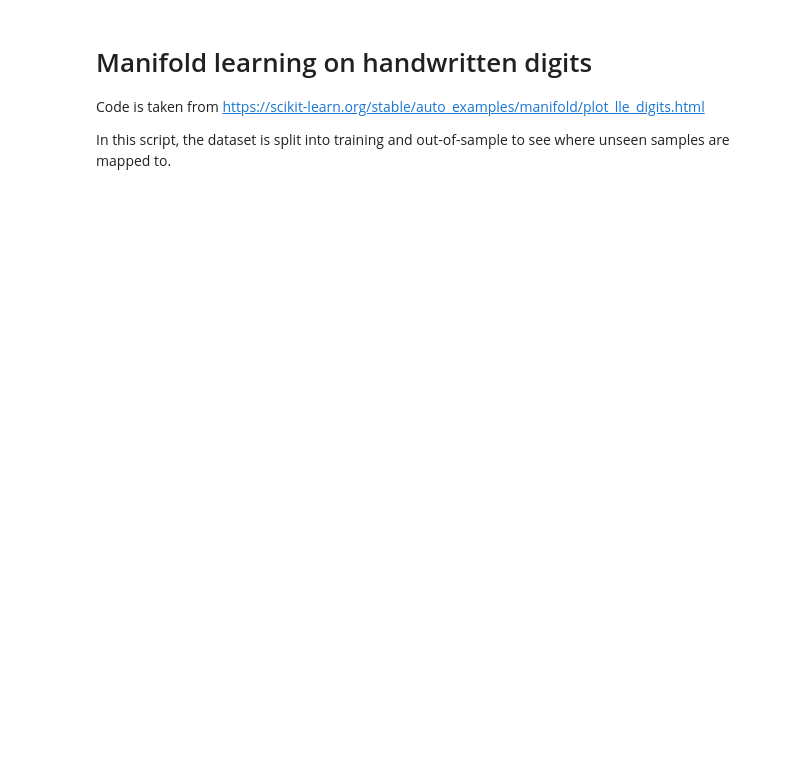
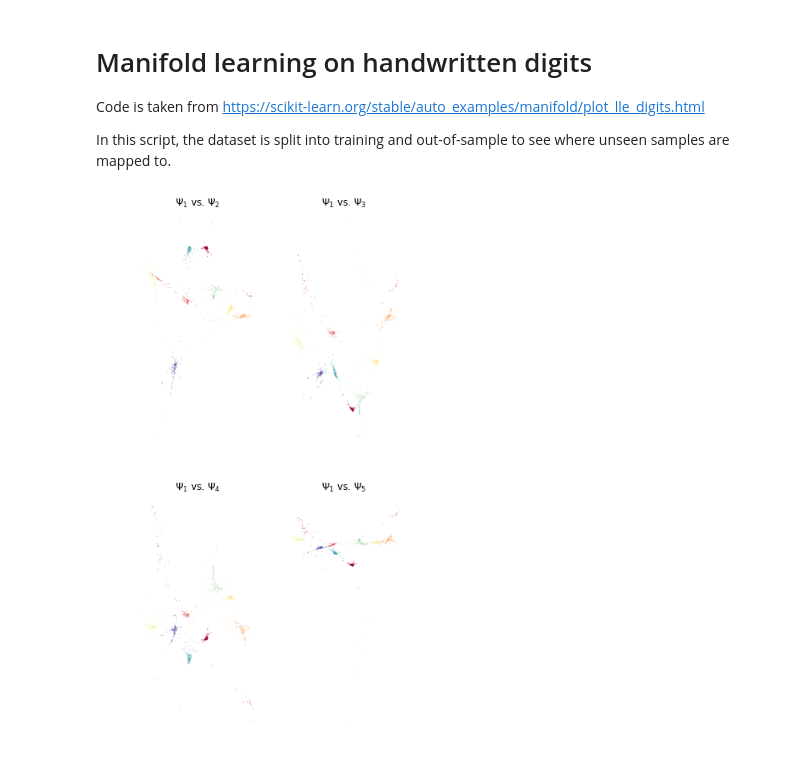
Before and after one commit to datafold-dev/datafold, a Jupyter notebook: examples/tutorials/diffusion maps - digit clustering.ipynb, the cells around one changed output. Drawn from its saved outputs; the diff is of its cells as text; code cells hidden in the pictures; blank space fills up the shorter version.

```diff
--- a/examples/tutorials/diffusion maps - digit clustering.ipynb
+++ b/examples/tutorials/diffusion maps - digit clustering.ipynb
@@ -69,8 +69,10 @@ X_train, X_test, y_train, y_test = train_test_split(
     X, y, train_size=2 / 3, test_size=1 / 3
 )
 # %%
-dmap_embed = DiffusionMaps(epsilon=105, num_eigenpairs=6).fit(X_train)
+dmap_embed = DiffusionMaps(epsilon=105, n_eigenpairs=6).fit(X_train)
 indices = [1, 2]
 # %%
-plot_eigenvectors_n_vs_all(eigenvectors=dmap_embed.eigenvectors_, n=1, colors=y_train)
+plot_eigenvectors_n_vs_all(eigenvectors=dmap_embed.eigenvectors_.T, n=1, colors=y_train)
+# %% [output]
+[figure, added]
 # %%
```
Also changed, not shown: parts of 4 cells of this notebook, 2 other files.
